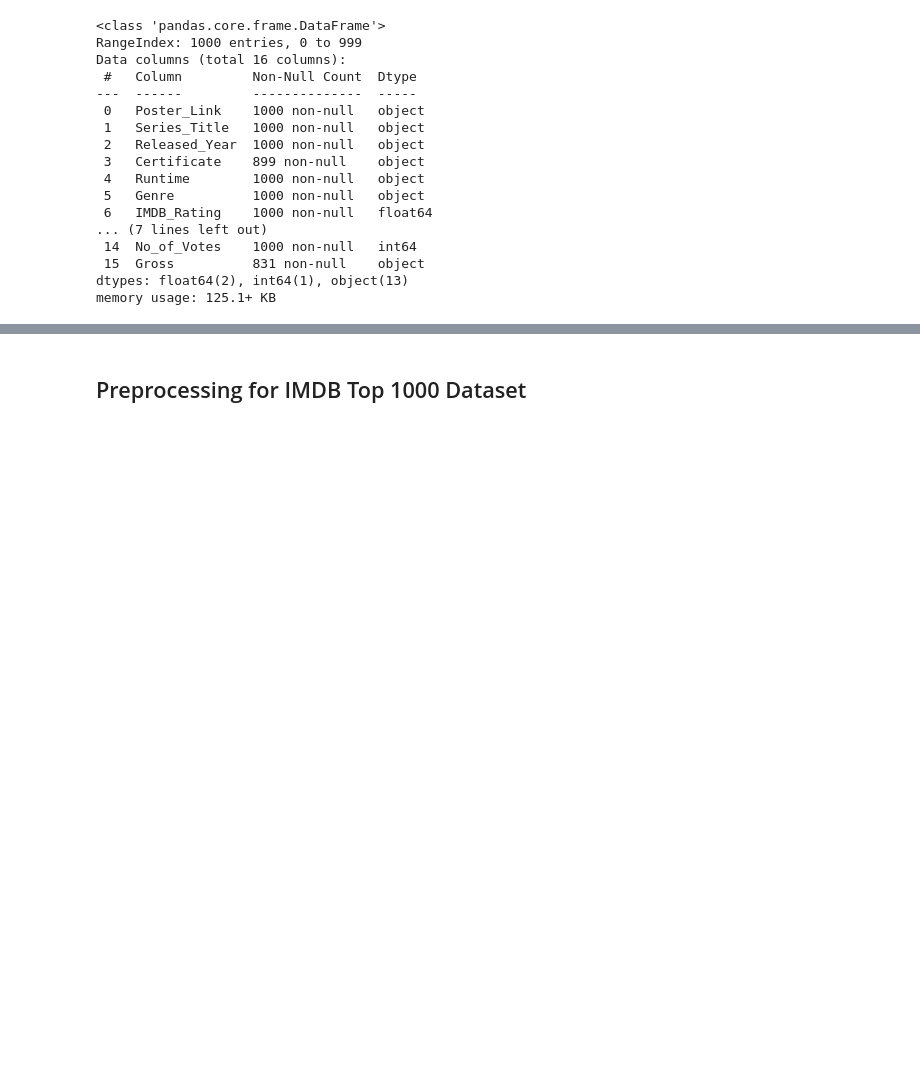
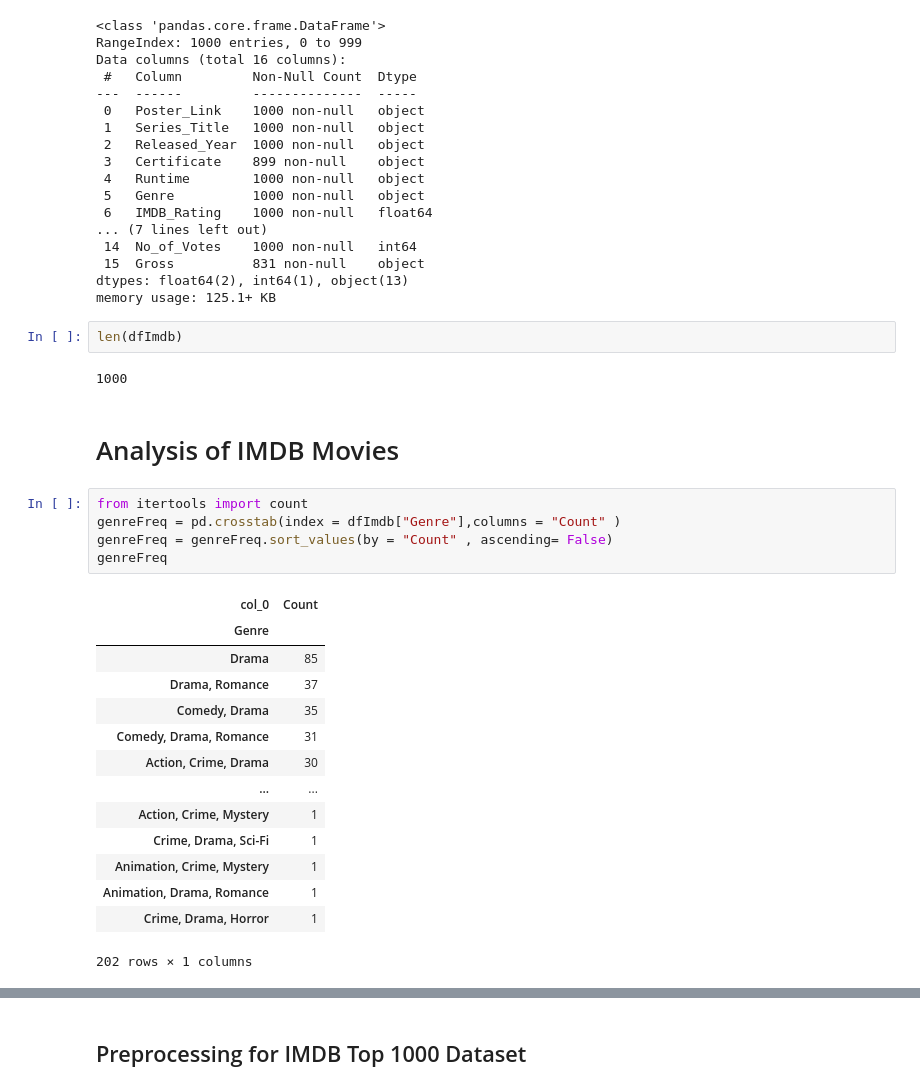
Before and after one commit to erictan23/RecommenderSystem, a Jupyter notebook: Content Filtering.ipynb, the cells around one changed output, grey strips where cells are left out. Drawn from its saved outputs; the diff is of its cells as text; blank space fills up the shorter version.

```diff
--- a/Content Filtering.ipynb
+++ b/Content Filtering.ipynb
@@ -574,3 +574,29 @@ Data columns (total 16 columns):
  15  Gross          831 non-null    object
 dtypes: float64(2), int64(1), object(13)
 memory usage: 125.1+ KB
+# %%
+len(dfImdb)
+# %% [output]
+1000
+# %% [markdown]
+# Analysis of IMDB Movies
+# %%
+from itertools import count
+genreFreq = pd.crosstab(index = dfImdb["Genre"],columns = "Count" )
+genreFreq = genreFreq.sort_values(by = "Count" , ascending= False)
+genreFreq
+# %% [output]
+| col_0 | Count |
+| Genre |  |
+| Drama | 85 |
+| Drama, Romance | 37 |
+| Comedy, Drama | 35 |
+| Comedy, Drama, Romance | 31 |
+| Action, Crime, Drama | 30 |
+| ... | ... |
+| Action, Crime, Mystery | 1 |
+| Crime, Drama, Sci-Fi | 1 |
+| Animation, Crime, Mystery | 1 |
+| Animation, Drama, Romance | 1 |
+| Crime, Drama, Horror | 1 |
+202 rows × 1 columns
```
Also changed, not shown: parts of 7 cells of this notebook.
